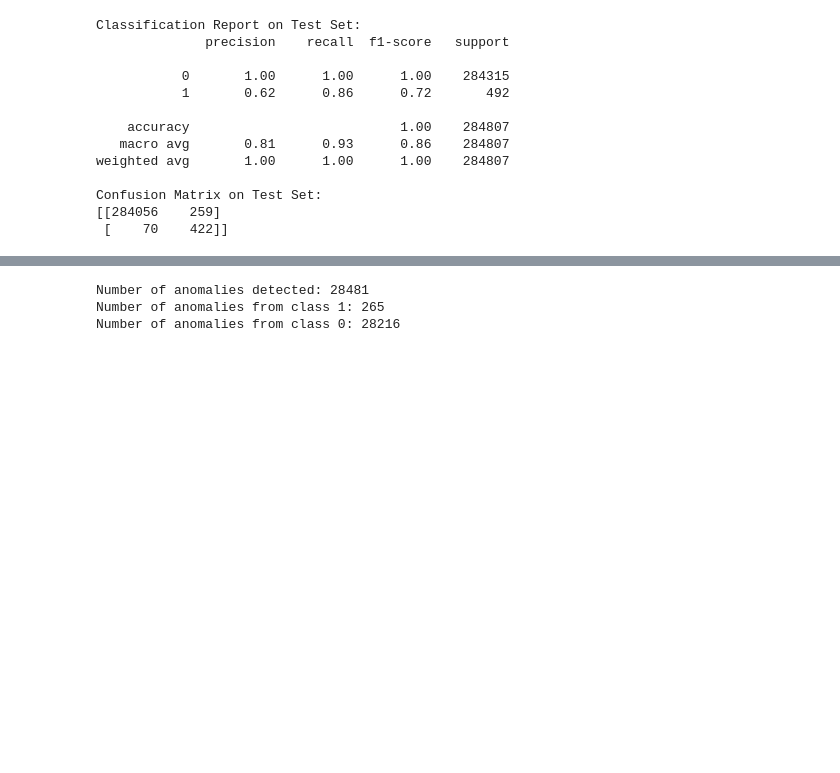
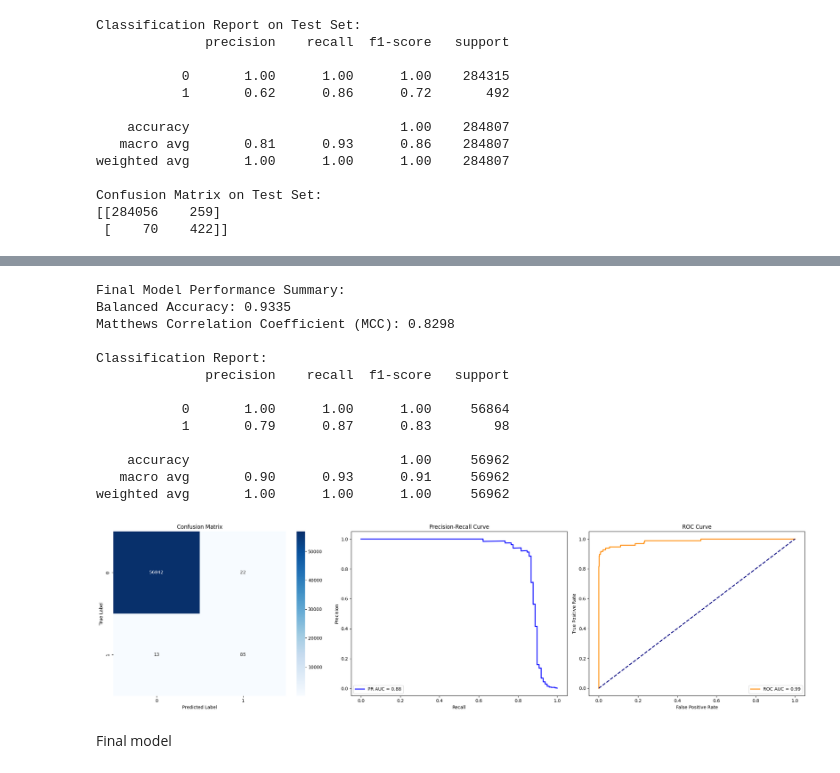
Before and after one commit to lecfghj/Fraud-Detection-Model, a Jupyter notebook: Fraud_detection.ipynb, the cells around one changed output, grey strips where cells are left out. Drawn from its saved outputs; the diff is of its cells as text; code cells hidden in the pictures; blank space fills up the shorter version.

```diff
--- a/Fraud_detection.ipynb
+++ b/Fraud_detection.ipynb
@@ -767,14 +557,60 @@ Epoch 6/50
-# %%
-num_anomalies_from_class_1 = np.sum(anomalies & (y == 1))
-num_anomalies_from_class_0 = np.sum(anomalies & (y == 0))
-
-print(f"Number of anomalies detected: {np.sum(anomalies)}")
-print(f"Number of anomalies from class 1: {num_anomalies_from_class_1}")
-print(f"Number of anomalies from class 0: {num_anomalies_from_class_0}")
-
-# Optional: Print the actual anomaly data
-anomaly_df = pd.DataFrame(X[anomalies])
-# %% [output]
-Number of anomalies detected: 28481
-Number of anomalies from class 1: 265
-Number of anomalies from class 0: 28216
+# %%
+from sklearn.metrics import balanced_accuracy_score, matthews_corrcoef
+
+final_model = grid_search.best_estimator_
+y_pred_final = final_model.predict(X_test)
+y_proba_final = final_model.predict_proba(X_test)[:, 1]
+
+
+# Print the key performance metrics
+print("Final Model Performance Summary:")
+print(f"Balanced Accuracy: {balanced_accuracy_score(y_test, y_pred_final):.4f}")
+print(f"Matthews Correlation Coefficient (MCC): {matthews_corrcoef(y_test, y_pred_final):.4f}")
+print("\nClassification Report:")
+print(classification_report(y_test, y_pred_final))
+
+
+# Create visualizations
+fig, axes = plt.subplots(1, 3, figsize=(22, 6))
+cm = confusion_matrix(y_test, y_pred_final)
+sns.heatmap(cm, annot=True, fmt='d', cmap='Blues', ax=axes[0])
+axes[0].set_title('Confusion Matrix')
+axes[0].set_xlabel('Predicted Label')
+axes[0].set_ylabel('True Label')
+
+precision, recall, _ = precision_recall_curve(y_test, y_proba_final)
+pr_auc = auc(recall, precision)
+axes[1].plot(recall, precision, lw=2, color='blue', label=f'PR AUC = {pr_auc:.2f}')
+axes[1].set_title('Precision-Recall Curve')
+axes[1].set_xlabel('Recall')
+axes[1].set_ylabel('Precision')
+axes[1].legend(loc='lower left')
+
+fpr, tpr, _ = roc_curve(y_test, y_proba_final)
+roc_auc = auc(fpr, tpr)
+axes[2].plot(fpr, tpr, lw=2, color='darkorange', label=f'ROC AUC = {roc_auc:.2f}')
+axes[2].plot([0, 1], [0, 1], color='navy', lw=2, linestyle='--')
+axes[2].set_title('ROC Curve')
+axes[2].set_xlabel('False Positive Rate')
+axes[2].set_ylabel('True Positive Rate')
+axes[2].legend(loc='lower right')
+
+plt.tight_layout()
+plt.show()
+# %% [output]
+Final Model Performance Summary:
+Balanced Accuracy: 0.9335
+Matthews Correlation Coefficient (MCC): 0.8298
+
+Classification Report:
+              precision    recall  f1-score   support
+
+           0       1.00      1.00      1.00     56864
+           1       0.79      0.87      0.83        98
+
+    accuracy                           1.00     56962
+   macro avg       0.90      0.93      0.91     56962
+weighted avg       1.00      1.00      1.00     56962
+[figure, added]
+# %% [markdown]
+Final model
```
Also changed, not shown: parts of 24 cells of this notebook.
